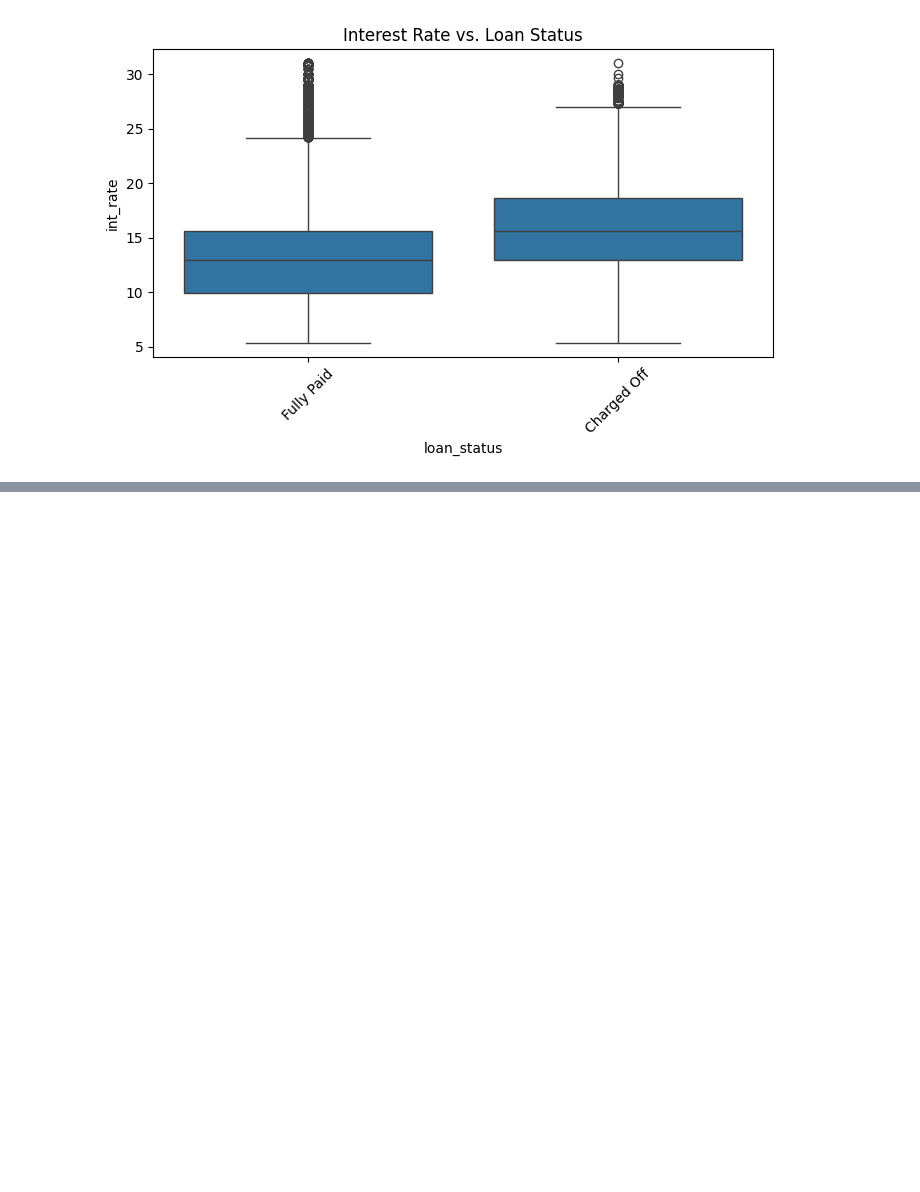
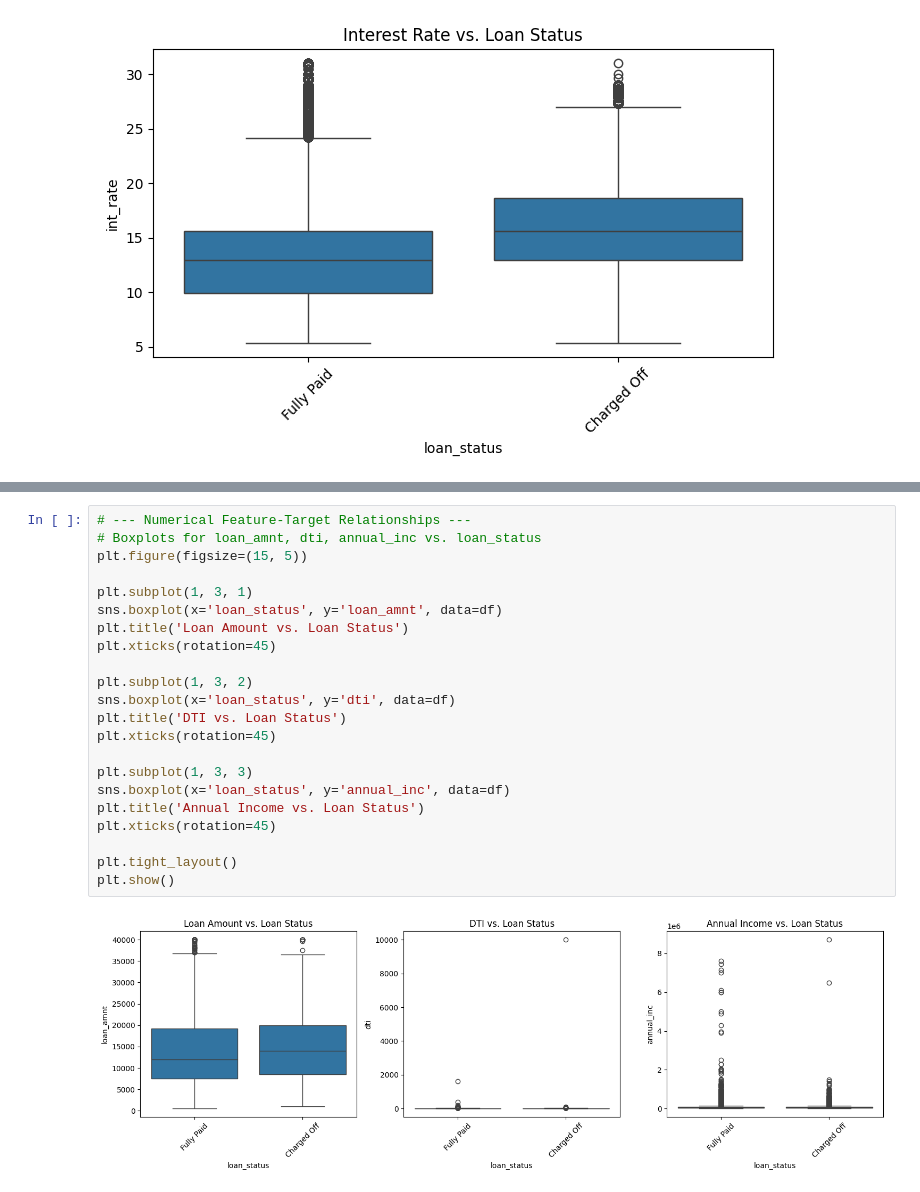
Before and after one commit to GoudyMT/Lending-Data-View, a Jupyter notebook: analysis.ipynb, the cells around one changed output, grey strips where cells are left out. Drawn from its saved outputs; the diff is of its cells as text; blank space fills up the shorter version.

```diff
--- a/analysis.ipynb
+++ b/analysis.ipynb
@@ -204,0 +254,24 @@ plt.show()
+# %%
+# --- Numerical Feature-Target Relationships ---
+# Boxplots for loan_amnt, dti, annual_inc vs. loan_status
+plt.figure(figsize=(15, 5))
+
+plt.subplot(1, 3, 1)
+sns.boxplot(x='loan_status', y='loan_amnt', data=df)
+plt.title('Loan Amount vs. Loan Status')
+plt.xticks(rotation=45)
+
+plt.subplot(1, 3, 2)
+sns.boxplot(x='loan_status', y='dti', data=df)
+plt.title('DTI vs. Loan Status')
+plt.xticks(rotation=45)
+
+plt.subplot(1, 3, 3)
+sns.boxplot(x='loan_status', y='annual_inc', data=df)
+plt.title('Annual Income vs. Loan Status')
+plt.xticks(rotation=45)
+
+plt.tight_layout()
+plt.show()
+# %% [output]
+[figure, added]
```
Also changed, not shown: parts of 15 cells of this notebook.
